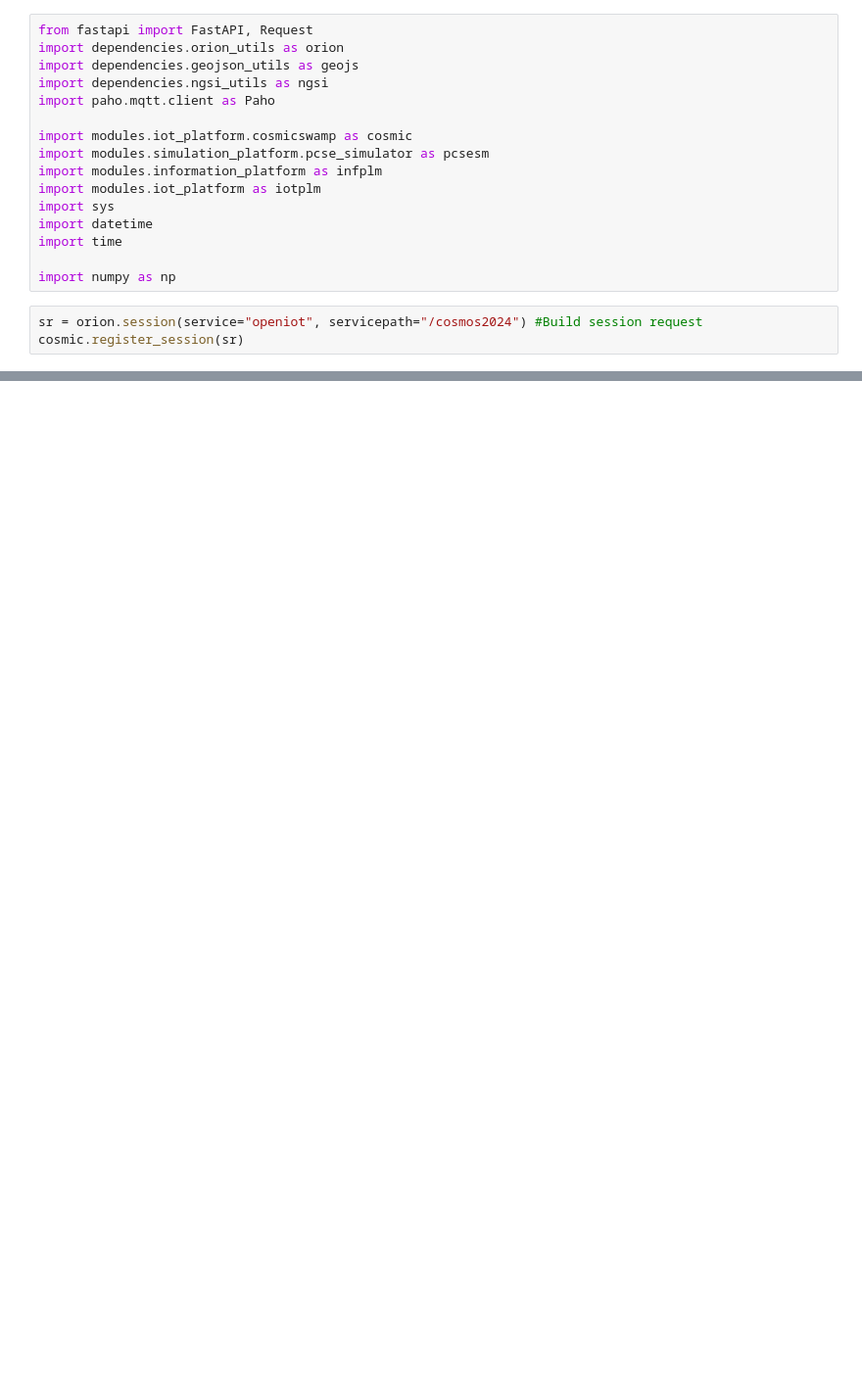
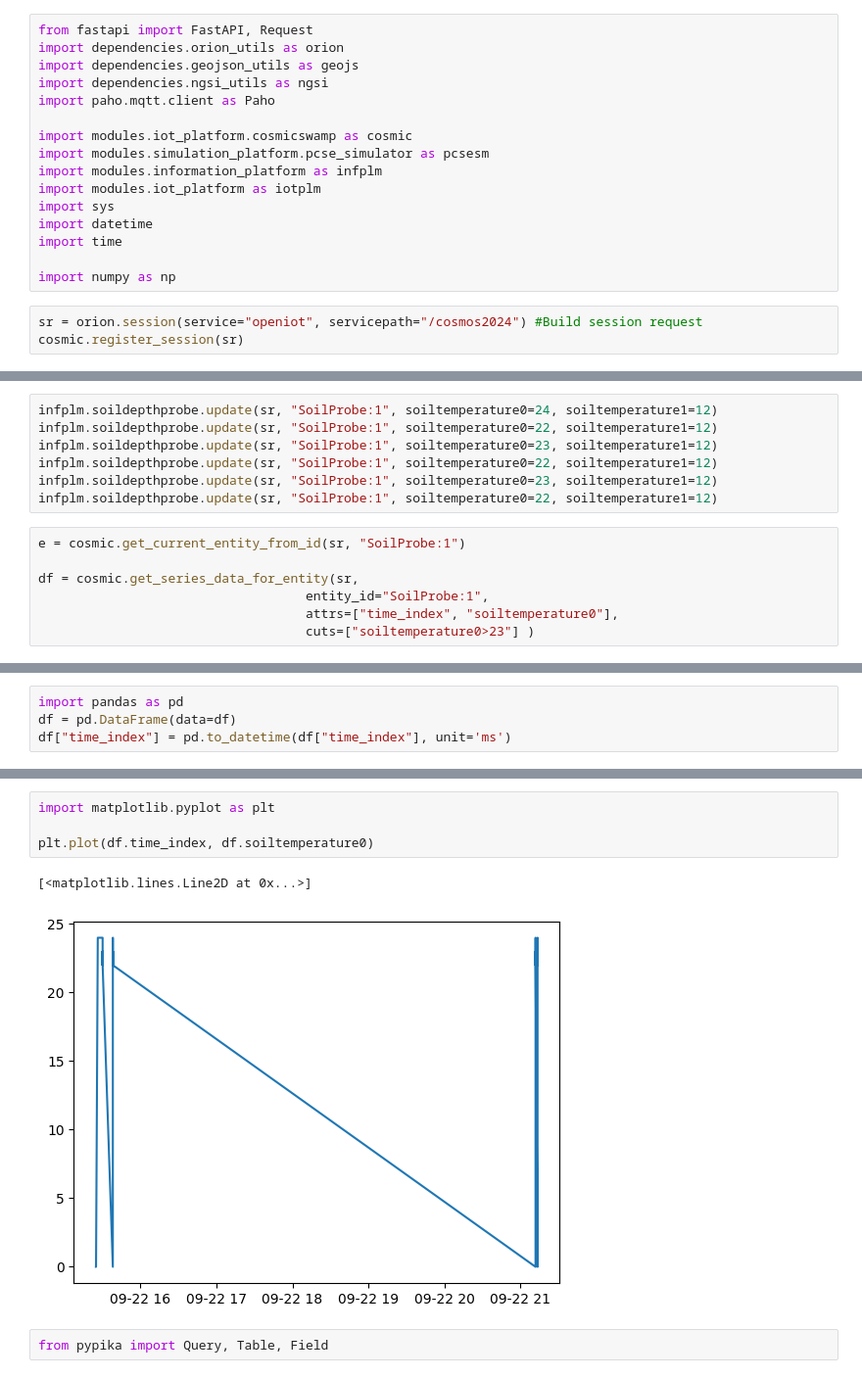
Before and after one commit to patrickstowell/COSMICSWAMP, a Jupyter notebook: notebooks/TestNewTools.ipynb, the cells around one changed output, grey strips where cells are left out. Shown: that part at 98% size. Drawn from its saved outputs; the diff is of its cells as text; blank space fills up the shorter version.

```diff
--- a/notebooks/TestNewTools.ipynb
+++ b/notebooks/TestNewTools.ipynb
@@ -56,0 +106,14 @@ cosmic.get_current_entity_from_id(sr, "Field:1")
+# %%
+infplm.soildepthprobe.update(sr, "SoilProbe:1", soiltemperature0=24, soiltemperature1=12)
+infplm.soildepthprobe.update(sr, "SoilProbe:1", soiltemperature0=22, soiltemperature1=12)
+infplm.soildepthprobe.update(sr, "SoilProbe:1", soiltemperature0=23, soiltemperature1=12)
+infplm.soildepthprobe.update(sr, "SoilProbe:1", soiltemperature0=22, soiltemperature1=12)
+infplm.soildepthprobe.update(sr, "SoilProbe:1", soiltemperature0=23, soiltemperature1=12)
+infplm.soildepthprobe.update(sr, "SoilProbe:1", soiltemperature0=22, soiltemperature1=12)
+# %%
+e = cosmic.get_current_entity_from_id(sr, "SoilProbe:1")
+
+df = cosmic.get_series_data_for_entity(sr,
+                                   entity_id="SoilProbe:1",
+                                   attrs=["time_index", "soiltemperature0"],
+                                   cuts=["soiltemperature0>23"] )
@@ -56,0 +126,4 @@ cosmic.get_current_entity_from_id(sr, "Field:1")
+# %%
+import pandas as pd
+df = pd.DataFrame(data=df)
+df["time_index"] = pd.to_datetime(df["time_index"], unit='ms')
@@ -56,0 +139,9 @@ cosmic.get_current_entity_from_id(sr, "Field:1")
+# %%
+import matplotlib.pyplot as plt
+
+plt.plot(df.time_index, df.soiltemperature0)
+# %% [output]
+[<matplotlib.lines.Line2D at 0x...>]
+[figure, added]
+# %%
+from pypika import Query, Table, Field
```
Also changed, not shown: parts of 17 cells of this notebook, 15 other files.
